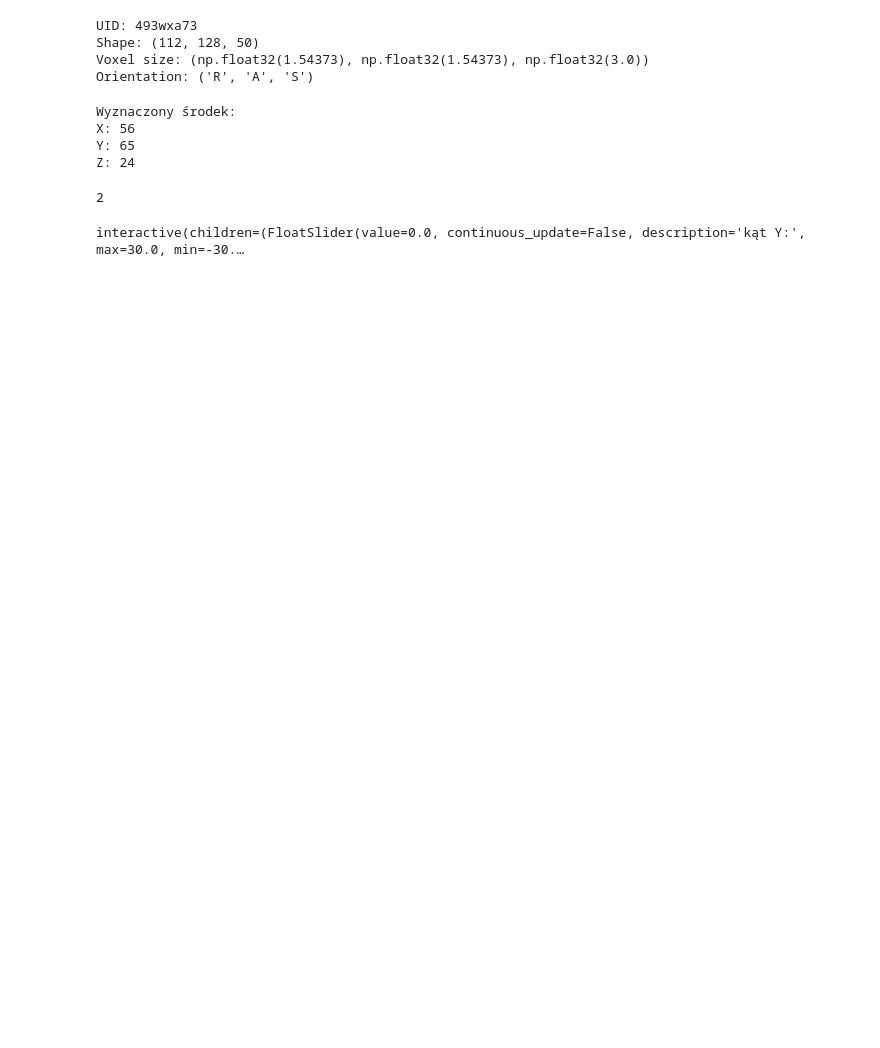
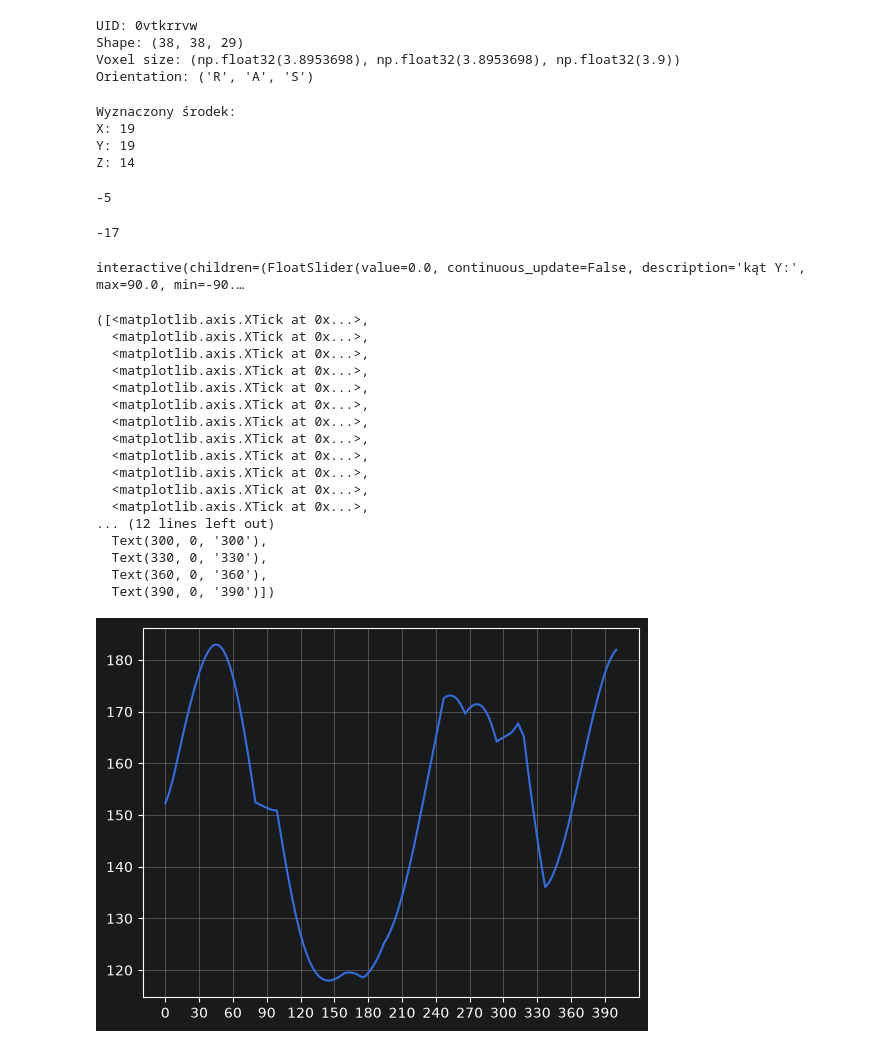
Before and after one commit to karolabramekkodilla/DrivenData-DAT-Parkinsons, a Jupyter notebook: src/notebooks/EDA3/test_position_head_tilt.ipynb, the cells around one changed output. Drawn from its saved outputs; the diff is of its cells as text; code cells hidden in the pictures; blank space fills up the shorter version.

```diff
--- a/src/notebooks/EDA3/test_position_head_tilt.ipynb
+++ b/src/notebooks/EDA3/test_position_head_tilt.ipynb
@@ -41,6 +43,7 @@ image = nib.load(file_path)
 # Obróbka obrazu; funkcja zwraca obiekt NIfTI
 processed_image = cut_off_edges(image)
 processed_image = cut_off_edges(processed_image,x_left=35,x_right=35,y_front=40,y_back=40,z_down=30,z_up=30)
+processed_image = cut_off_edges(processed_image, x_left=30, x_right=30, y_front=30, y_back=30, z_down=20, z_up=25)
 # Standaryzacja obrazu
 processed_image = standardize_image(processed_image, percent_top=0.02)
 
@@ -53,9 +56,9 @@ print("Shape:", volume.shape)
 print("Voxel size:", image.header.get_zooms()[:3])
 print("Orientation:", nib.aff2axcodes(image.affine))
 # %% [output]
-UID: 493wxa73
-Shape: (112, 128, 50)
-Voxel size: (np.float32(1.54373), np.float32(1.54373), np.float32(3.0))
+UID: 0vtkrrvw
+Shape: (38, 38, 29)
+Voxel size: (np.float32(3.8953698), np.float32(3.8953698), np.float32(3.9))
 Orientation: ('R', 'A', 'S')
 # %%
 
@@ -80,19 +83,24 @@ print("Y:", y_centre)
 print("Z:", z_centre)
 # %% [output]
 Wyznaczony środek:
-X: 56
-Y: 65
-Z: 24
+X: 19
+Y: 19
+Z: 14
 # %%
 tilt_error = find_tilt_error(processed_image)
 tilt_error
 # %% [output]
-2
+-5
+# %%
+tilt_error = find_tilt_error_by_profile(processed_image)
+tilt_error
+# %% [output]
+-17
 # %%
 angle_slider = widgets.FloatSlider(
     value=0,
-    min=-30,
-    max=30,
+    min=-90,
+    max=90,
     step=1,
     description="kąt Y:",
     continuous_update=False,
@@ -247,4 +255,30 @@ interactive_view = widgets.interactive(
 
 display(interactive_view)
 # %% [output]
-interactive(children=(FloatSlider(value=0.0, continuous_update=False, description='kąt Y:', max=30.0, min=-30.…
+interactive(children=(FloatSlider(value=0.0, continuous_update=False, description='kąt Y:', max=90.0, min=-90.…
+# %%
+
+rotation_x_profile = create_rotation_x_profile(processed_image, start=0, end=400)
+rotation_x_profile = smooth_1d(rotation_x_profile,window_size=19)
+plt.plot(rotation_x_profile)
+plt.grid()
+plt.xticks(np.arange(0, len(rotation_x_profile), 30))
+# %% [output]
+([<matplotlib.axis.XTick at 0x...>,
+  <matplotlib.axis.XTick at 0x...>,
+  <matplotlib.axis.XTick at 0x...>,
+  <matplotlib.axis.XTick at 0x...>,
+  <matplotlib.axis.XTick at 0x...>,
+  <matplotlib.axis.XTick at 0x...>,
+  <matplotlib.axis.XTick at 0x...>,
+  <matplotlib.axis.XTick at 0x...>,
+  <matplotlib.axis.XTick at 0x...>,
+  <matplotlib.axis.XTick at 0x...>,
+  <matplotlib.axis.XTick at 0x...>,
+  <matplotlib.axis.XTick at 0x...>,
+... (12 lines left out)
+  Text(300, 0, '300'),
+  Text(330, 0, '330'),
+  Text(360, 0, '360'),
+  Text(390, 0, '390')])
+[figure, added]
```
Also changed, not shown: parts of 2 cells of this notebook, 11 other files.
